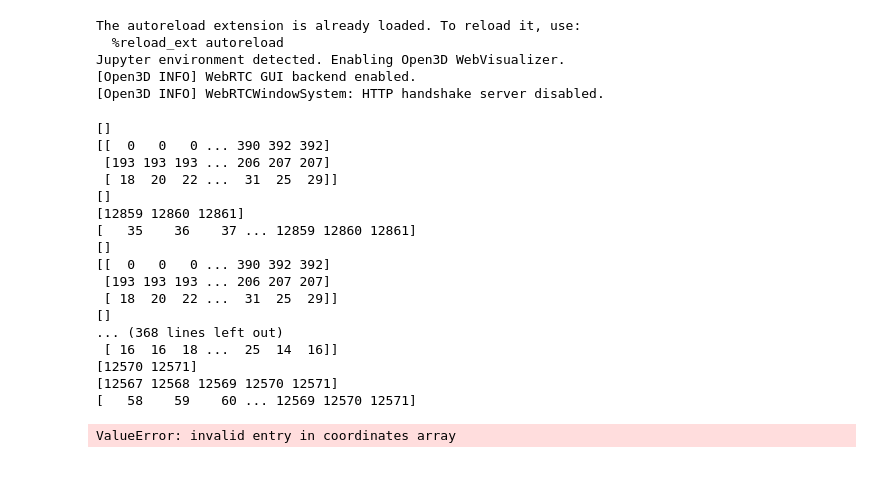
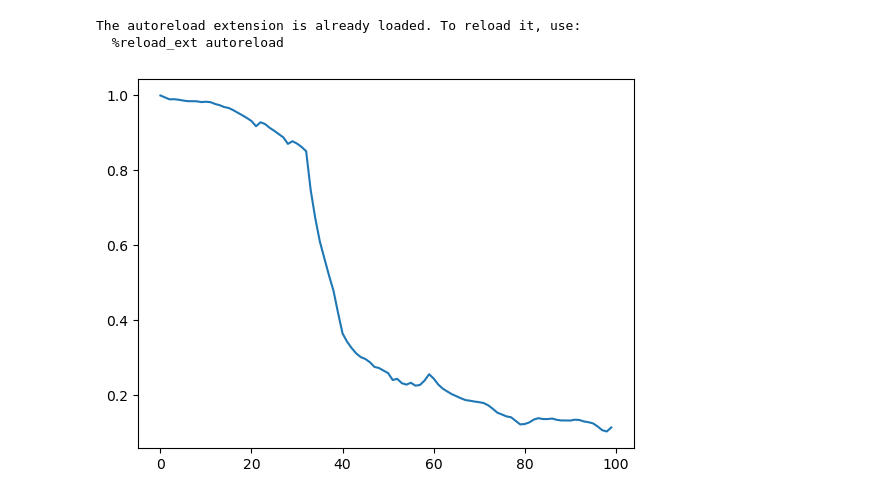
Before and after one commit to FilippoBragato/pqos-correlation, a Jupyter notebook: test.ipynb, the cells around one changed output. Cells and saved outputs as stored; diff of their text form; code cells hidden in the pictures.

```diff
--- a/test.ipynb
+++ b/test.ipynb
@@ -9,7 +9,7 @@ from matplotlib import pyplot as plt
 dataset = Dataset("corr_study/dataset/")
 
 route = dataset.get_routes_TLC()[0]
-ids = dataset.get_ids_CV(Town.T1, Weather.Clear, Time.Night, Sensor.LT)
+ids = dataset.get_ids_CV(Town.T1, Weather.Clear, Time.Sunset, Sensor.LT)
 
 # pcd_top = dataset.open_sample_CV(Town.T1, Weather.Clear, Time.Night, Sensor.LT, ids[0])
 # pcd_front_left = dataset.open_sample_CV(Town.T1, Weather.Clear, Time.Night, Sensor.LFL, ids[0])
@@ -18,39 +18,22 @@ ids = dataset.get_ids_CV(Town.T1, Weather.Clear, Time.Night, Sensor.LT)
 # %% [output]
 The autoreload extension is already loaded. To reload it, use:
   %reload_ext autoreload
-Jupyter environment detected. Enabling Open3D WebVisualizer.
-[Open3D INFO] WebRTC GUI backend enabled.
-[Open3D INFO] WebRTCWindowSystem: HTTP handshake server disabled.
 # %%
-pcd_top = dataset.open_measurement_sample_TLC("00000000_000000", Weather.Clear, Time.Noon, Sensor.LT, 1)
+pcd_top = dataset.open_measurement_sample_TLC("00000000_000000", Weather.Clear, Time.Sunset, Sensor.LT, 1)
 center_mass_corr = []
 for i in range(1, 101):
-    pcd_top_compare = dataset.open_measurement_sample_TLC("00000000_000000", Weather.Clear, Time.Noon, Sensor.LT, i)
+    pcd_top_compare = dataset.open_measurement_sample_TLC("00000000_000000", Weather.Clear, Time.Sunset, Sensor.LT, i)
     center_mass_corr.append(pcd_top.compare_using_voxels(pcd_top_compare, 0.5))
+# %%
+plt.plot(center_mass_corr)
+plt.show()
+# %% [output]
+[figure, added]
 # %%
-pcd_top = dataset.open_measurement_sample_TLC("00000000_000000", Weather.Clear, Time.Noon, Sensor.LT, 1)
+pcd_top = dataset.open_measurement_sample_TLC("00000000_000000", Weather.Clear, Time.Sunset, Sensor.LT, 1)
 v_top = pcd_top.voxelize(0.5)
 corr = []
 for i in range(1, 101):
-    pcd_top_compare = dataset.open_measurement_sample_TLC("00000000_000000", Weather.Clear, Time.Noon, Sensor.LT, i)
+    pcd_top_compare = dataset.open_measurement_sample_TLC("00000000_000000", Weather.Clear, Time.Sunset, Sensor.LT, i)
     corr.append(v_top.compute_correlation(pcd_top_compare.voxelize(0.5, v_top.boundaries)))
-# %% [output]
-[]
-[[  0   0   0 ... 390 392 392]
- [193 193 193 ... 206 207 207]
- [ 18  20  22 ...  31  25  29]]
-[]
-[12859 12860 12861]
-[   35    36    37 ... 12859 12860 12861]
-[]
-[[  0   0   0 ... 390 392 392]
- [193 193 193 ... 206 207 207]
- [ 18  20  22 ...  31  25  29]]
-[]
-... (368 lines left out)
- [ 16  16  18 ...  25  14  16]]
-[12570 12571]
-[12567 12568 12569 12570 12571]
-[   58    59    60 ... 12569 12570 12571]
-ValueError: invalid entry in coordinates array
 # %%
```
Also changed, not shown: parts of 9 cells of this notebook, 4 other files.
